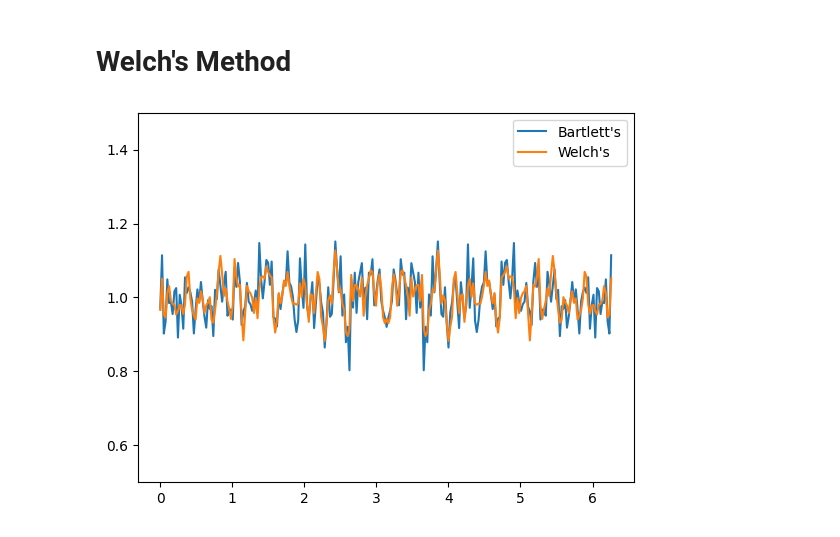
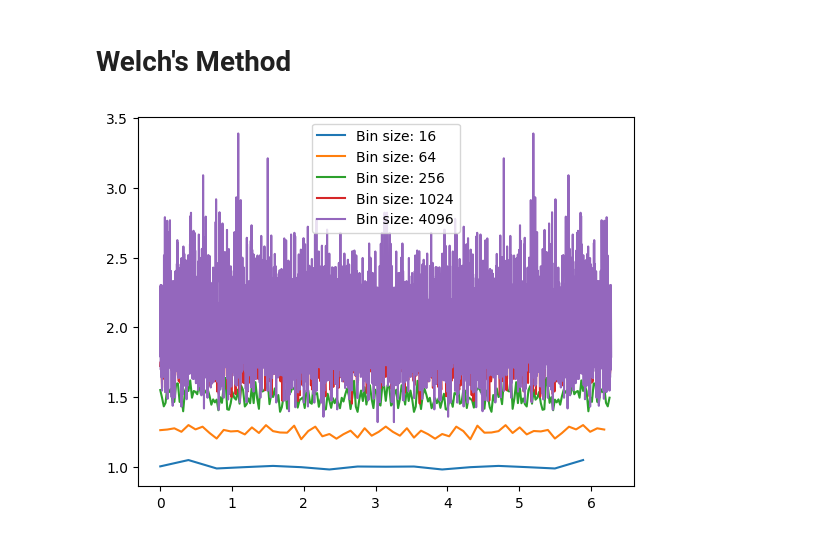
Before and after one commit to thomas6785/notes, a Jupyter notebook: ASP_Tutorials/ASP_5.1.ipynb, the cells around one changed output. Saved outputs shown, nothing was run; the diff lists cells and outputs as text; code cells hidden in the pictures.

```diff
--- a/ASP_Tutorials/ASP_5.1.ipynb
+++ b/ASP_Tutorials/ASP_5.1.ipynb
@@ -57,24 +60,11 @@ X_W /= bins
-# %%
-# Periodogram
-#w = 2*np.pi * np.arange(len(X_periodogram))/len(X_periodogram)
-#plt.plot(w,X_periodogram,label="Periodogram")
-#plt.ylim(0.75,1.25)
-#plt.legend()
-#plt.show()
-
-# Bartlett's
-w = 2*np.pi * np.arange(len(X_B))/len(X_B)
-plt.plot(w,X_B,label="Bartlett's")
-#plt.ylim(0.5,1.5)
-#plt.legend()
-#plt.show()
-
-# Welch's
-w = 2*np.pi * np.arange(len(X_W))/len(X_W)
-plt.plot(w,X_W+1,label="Welch's")
-
-plt.ylim(0.5,2.5)
-plt.legend()
-plt.show()
-# %% [output]
-[figure, removed]
+# %%
+bartlett_bin_sizes = [16,64,256,1024,4096]
+for j,bin_size in enumerate(bartlett_bin_sizes):
+    X = bartlett(x,bin_size)
+    w = 2*np.pi * np.arange(len(X))/len(X)
+    plt.plot(w,X+j*0.5,label=f"Bin size: {bin_size}")
+
+plt.legend()
+plt.show()
+# %% [output]
+[figure, added]
```
Also changed, not shown: parts of 2 cells of this notebook.
